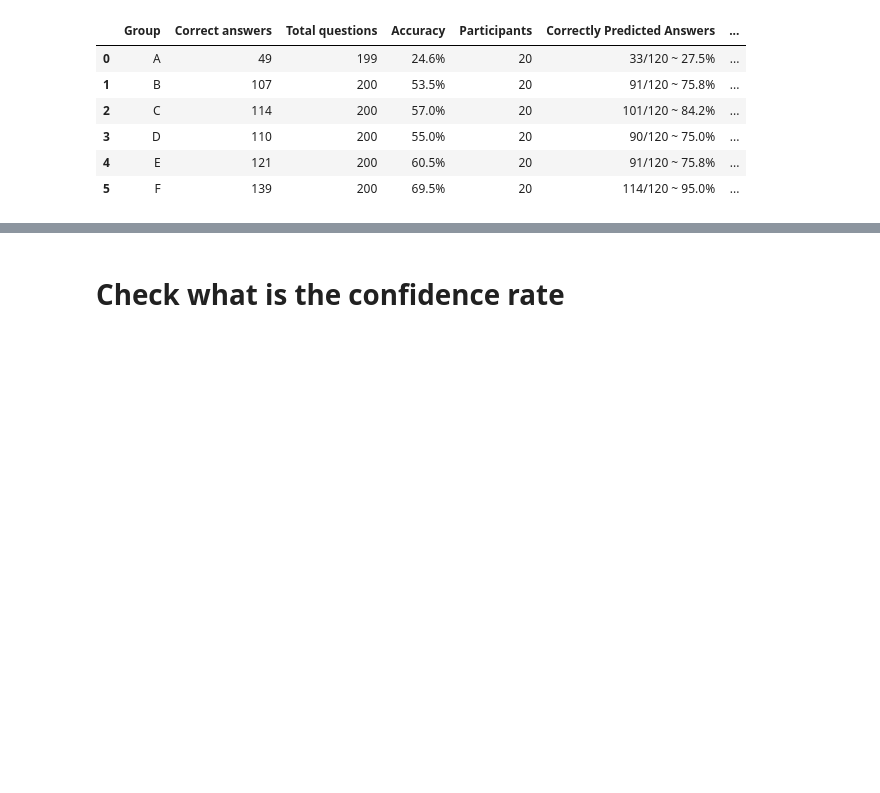
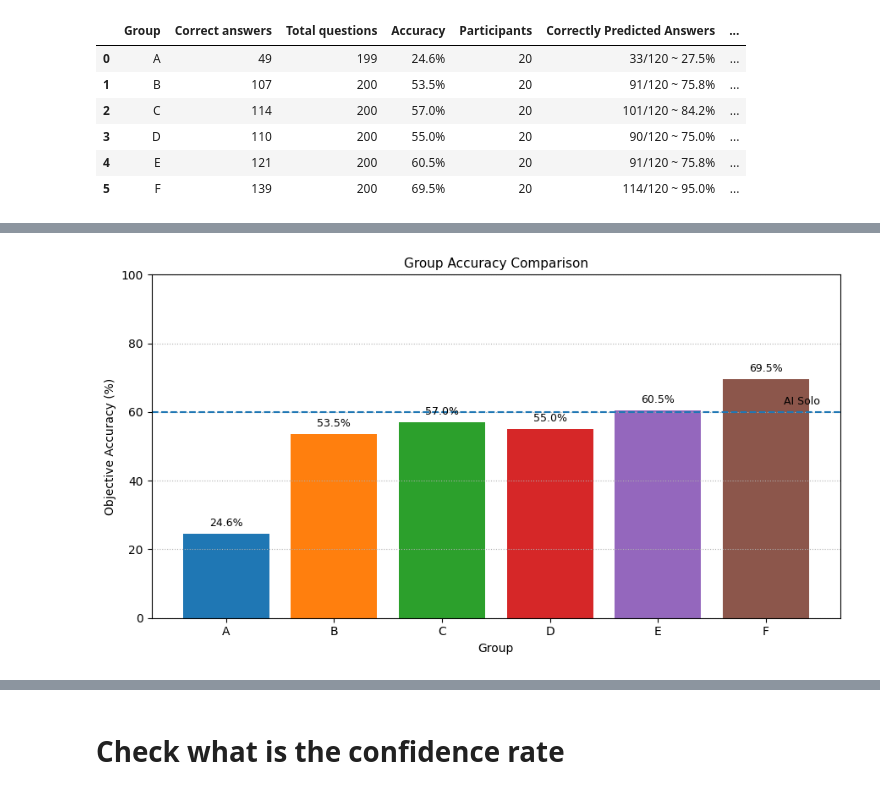
Before and after one commit to RuthiCohen/personalized_xai_aglorithm, a Jupyter notebook: experiment_2_RAVEN/results_analysis_experiment.ipynb, the cells around one changed output, grey strips where cells are left out. Cells and saved outputs as stored; diff of their text form; code cells hidden in the pictures; blank space fills up the shorter version.

Commit message:
Adding new images code for all experiments

```diff
--- a/experiment_2_RAVEN/results_analysis_experiment.ipynb
+++ b/experiment_2_RAVEN/results_analysis_experiment.ipynb
@@ -5,12 +5,12 @@ import matplotlib.pyplot as plt
 from collections import defaultdict
 # %%
 # Load the dataset: groups a-d
-df = pd.read_csv('results/experiment_runs_log_users_actions_changes_only.csv')
-df_experiment_details = pd.read_csv("results/experiment_runs_log_users_info_P7iwzVBKHYbSDrUWE.csv", header=0, usecols=range(12))
+df = pd.read_csv('results/experiment_v5/experiment_runs_log_users_actions_changes_only.csv')
+df_experiment_details = pd.read_csv("results/experiment_v5/experiment_runs_log_users_info_P7iwzVBKHYbSDrUWE.csv", header=0, usecols=range(12))
 
 # Load group_e data
-df_group_e = pd.read_csv('results/group_e/experiment_runs_log_users_actions_changes_only.csv')
-df_experiment_details_group_e = pd.read_csv("results/group_e/experiment_runs_log_users_info_P7iwzVBKHYbSDrUWE.csv", header=0, usecols=range(12))
+df_group_e = pd.read_csv('results/experiment_v5/group_e/experiment_runs_log_users_actions_changes_only.csv')
+df_experiment_details_group_e = pd.read_csv("results/experiment_v5/group_e/experiment_runs_log_users_info_P7iwzVBKHYbSDrUWE.csv", header=0, usecols=range(12))
 
 # Concatenate the action logs
 df = pd.concat([df, df_group_e], ignore_index=True)
@@ -424,0 +436,52 @@ df_result
+# %%
+# Extract data
+groups_order = df_result['Group'].tolist()
+accuracy_values = df_result['Accuracy'].str.replace('%', '').astype(float).tolist()
+
+# Consistent color map for groups A–F (reuse this in Plots 3–4)
+group_colors = {
+    'A': '#1f77b4',  # blue
+    'B': '#ff7f0e',  # orange
+    'C': '#2ca02c',  # green
+    'D': '#d62728',  # red
+    'E': '#9467bd',  # purple
+    'F': '#8c564b',  # brown
+}
+
+colors = [group_colors[g] for g in groups_order]
+
+fig, ax = plt.subplots(figsize=(9, 5))
+
+bars = ax.bar(groups_order, accuracy_values, color=colors)
+
+# Axes labels
+ax.set_xlabel('Group')
+ax.set_ylabel('Objective Accuracy (%)')
+ax.set_ylim(0, 100)
+
+# Horizontal baseline: AI Solo at 60%
+ax.axhline(60, linestyle='--', linewidth=1.5)
+ax.text(len(groups_order) - 0.5, 61.5, 'AI Solo', ha='right', va='bottom', fontsize=9)
+
+# Add accuracy values on top of bars
+for bar, value in zip(bars, accuracy_values):
+    ax.text(
+        bar.get_x() + bar.get_width() / 2,
+        bar.get_height() + 1.5,
+        f"{value:.1f}%",
+        ha='center',
+        va='bottom',
+        fontsize=9
+    )
+
+# Grid for readability
+ax.grid(axis='y', linestyle=':', linewidth=0.8)
+
+# Title
+ax.set_title('Group Accuracy Comparison', fontsize=11)
+
+plt.tight_layout()
+plt.savefig("study2_group_accuracy_comparison.png", dpi=300, bbox_inches="tight")
+plt.show()
+# %% [output]
+[figure, added]
```
Also changed, not shown: parts of 14 cells of this notebook, 3 other files.
